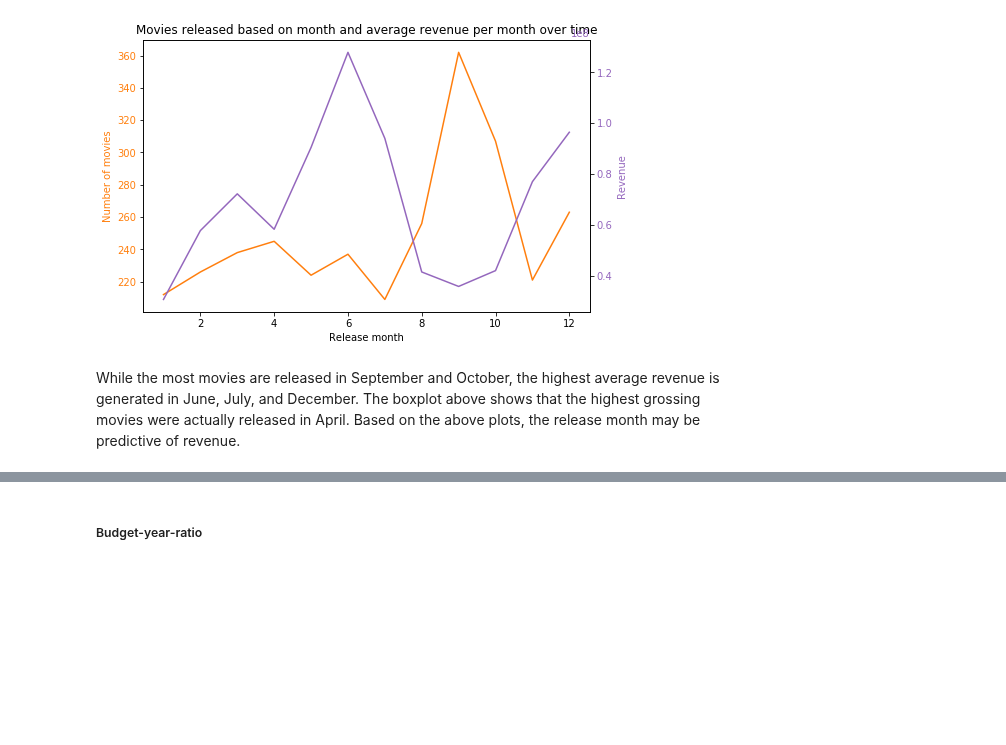
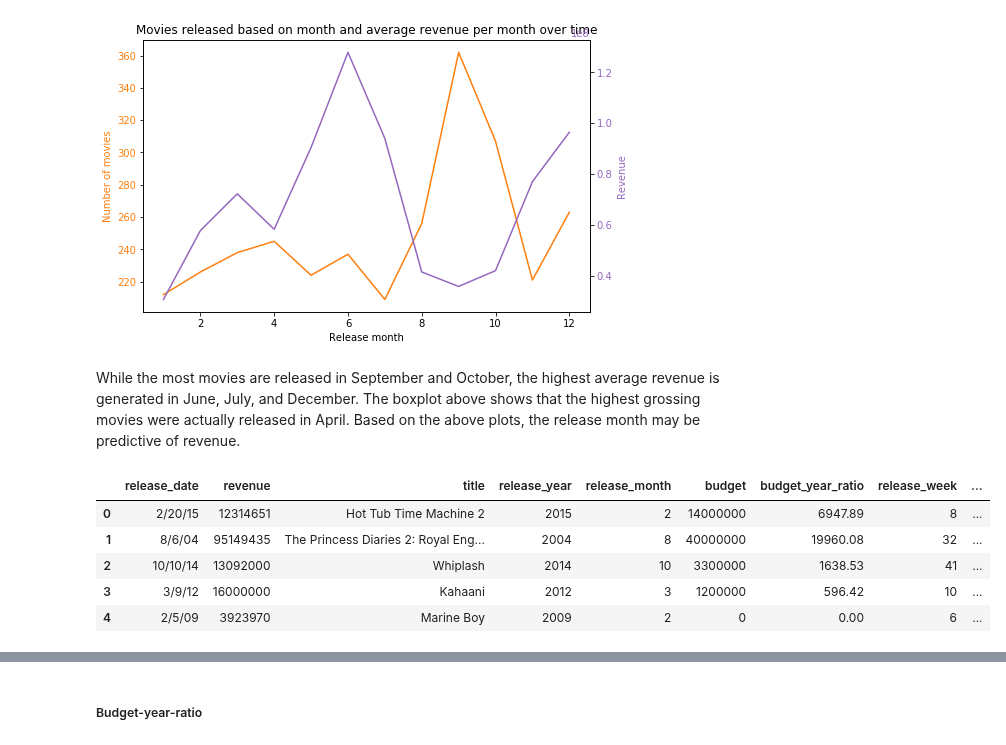
Before and after one commit to julianikulski/tmdb, a Jupyter notebook: tmdb.ipynb, the cells around one changed output, grey strips where cells are left out. Drawn from its saved outputs; the diff is of its cells as text; code cells hidden in the pictures; blank space fills up the shorter version.

```diff
--- a/tmdb.ipynb
+++ b/tmdb.ipynb
@@ -1476,3 +1483,16 @@ ax2.tick_params(axis='y', labelcolor = purple)
 [figure]
 # %% [markdown]
 While the most movies are released in September and October, the highest average revenue is generated in June, July, and December. The boxplot above shows that the highest grossing movies were actually released in April. Based on the above plots, the release month may be predictive of revenue.
+# %%
+# Add release week
+temp['release_week'] = temp['release_date'].apply(lambda x: datetime.strptime(x, '%m/%d/%y').isocalendar()[1])
+# Add weekday
+temp['release_weekday'] = temp['release_date'].apply(lambda x: datetime.strptime(x, '%m/%d/%y').strftime('%A'))
+temp.head()
+# %% [output]
+|  | release_date | revenue | title | release_year | release_month | budget | budget_year_ratio | release_week | ... |
+| 0 | 2/20/15 | 12314651 | Hot Tub Time Machine 2 | 2015 | 2 | 14000000 | 6947.89 | 8 | ... |
+| 1 | 8/6/04 | 95149435 | The Princess Diaries 2: Royal Eng... | 2004 | 8 | 40000000 | 19960.08 | 32 | ... |
+| 2 | 10/10/14 | 13092000 | Whiplash | 2014 | 10 | 3300000 | 1638.53 | 41 | ... |
+| 3 | 3/9/12 | 16000000 | Kahaani | 2012 | 3 | 1200000 | 596.42 | 10 | ... |
+| 4 | 2/5/09 | 3923970 | Marine Boy | 2009 | 2 | 0 | 0.00 | 6 | ... |
```
Also changed, not shown: parts of 12 cells of this notebook.
